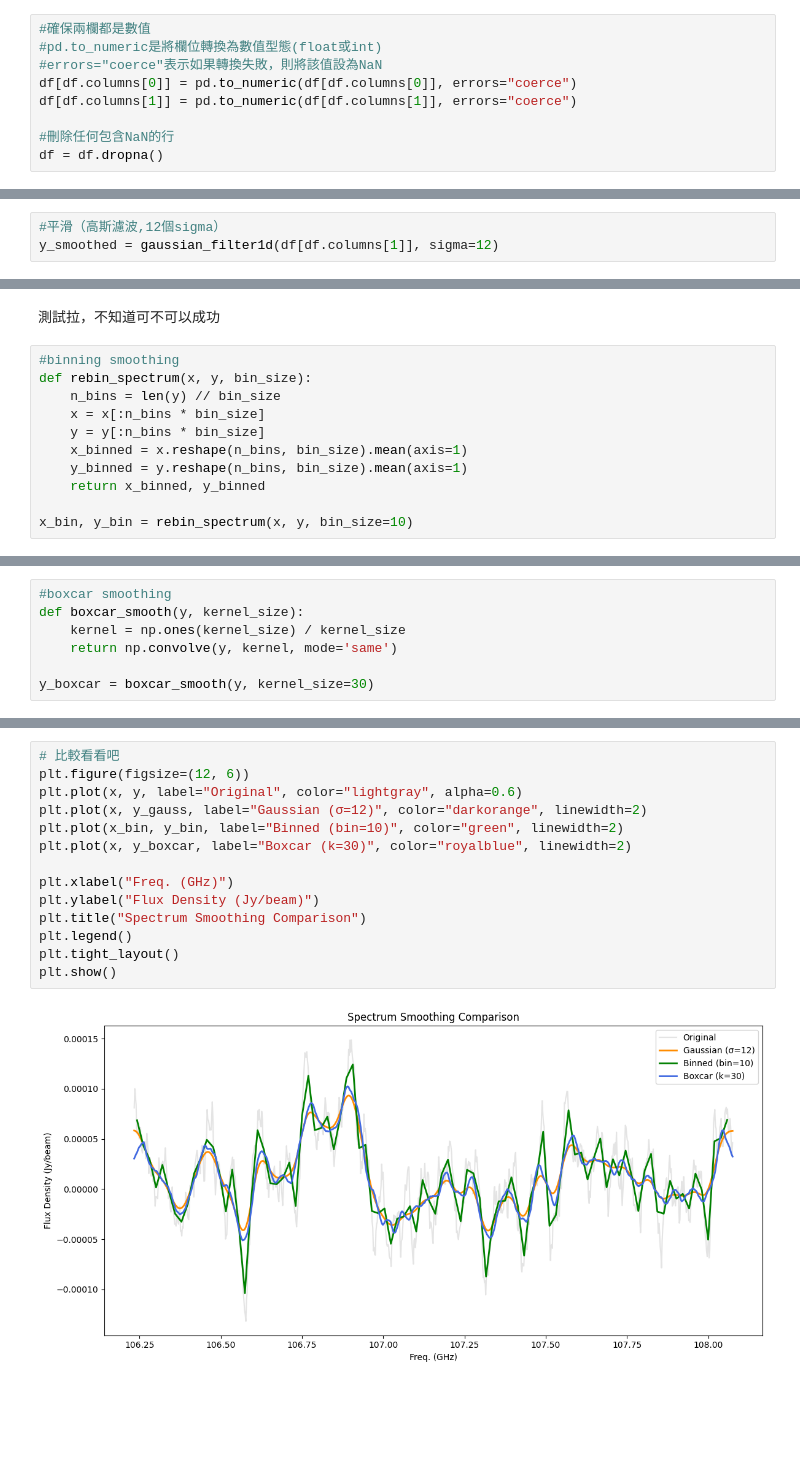
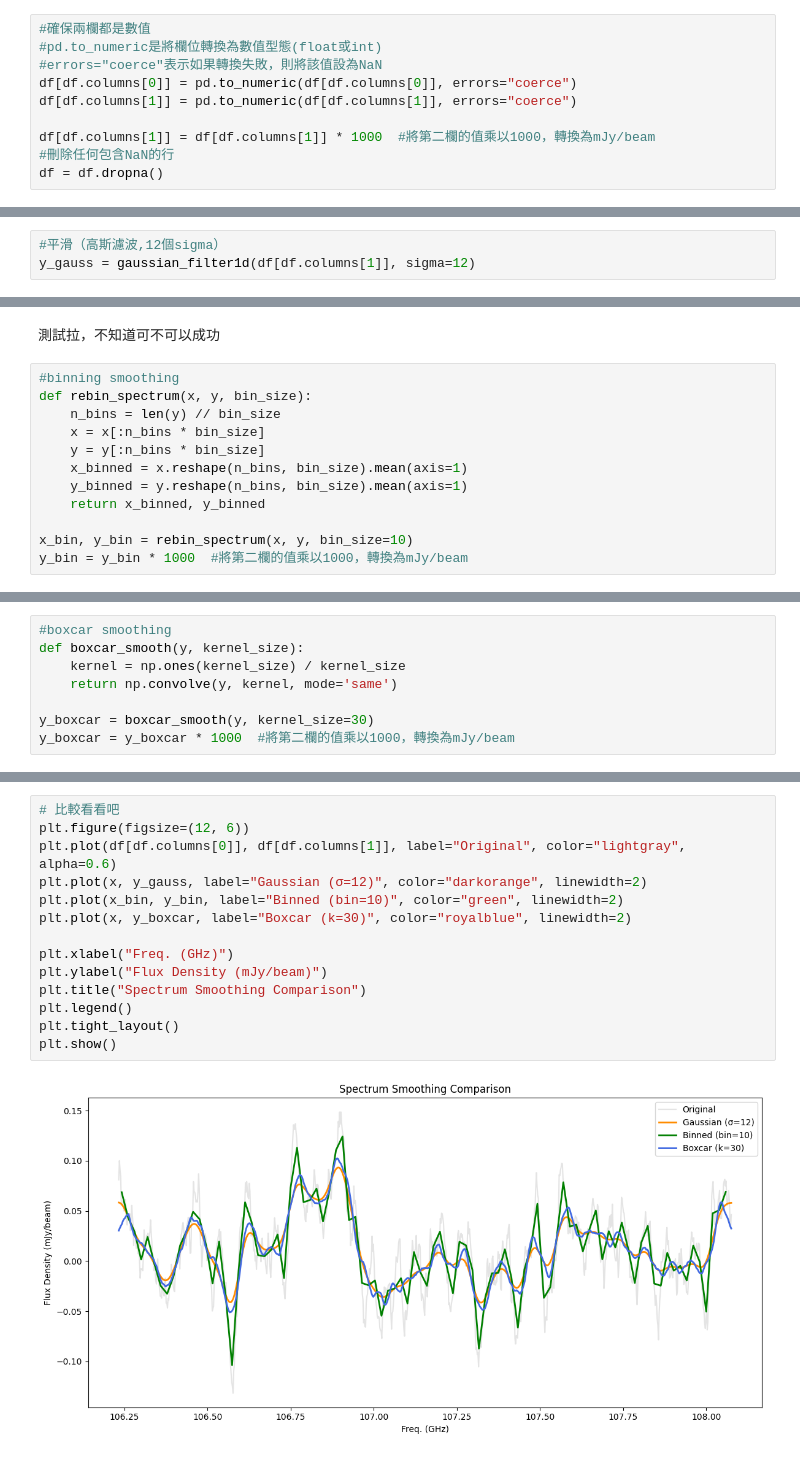
Before and after one commit to 000RF/spectral-line, a Jupyter notebook: Cloverleaf/spw27/spw27.ipynb, the cells around one changed output, grey strips where cells are left out. Cells and saved outputs as stored; diff of their text form; blank space fills up the shorter version.

```diff
--- a/Cloverleaf/spw27/spw27.ipynb
+++ b/Cloverleaf/spw27/spw27.ipynb
@@ -33,6 +33,7 @@ df.columns = [col.strip().lstrip('#').strip() for col in df.columns]
 df[df.columns[0]] = pd.to_numeric(df[df.columns[0]], errors="coerce")
 df[df.columns[1]] = pd.to_numeric(df[df.columns[1]], errors="coerce")
 
+df[df.columns[1]] = df[df.columns[1]] * 1000  #將第二欄的值乘以1000，轉換為mJy/beam
 #刪除任何包含NaN的行
 df = df.dropna()
 # %%
@@ -51,6 +52,6 @@ plt.show()
 # %%
 #平滑（高斯濾波,12個sigma）
-y_smoothed = gaussian_filter1d(df[df.columns[1]], sigma=12)
+y_gauss = gaussian_filter1d(df[df.columns[1]], sigma=12)
 # %%
 plt.figure(figsize=(10, 5))
 #plt.plot(df[df.columns[0]], df[df.columns[1]], label="Original Spectrum", color="mediumblue", alpha=0.5)
@@ -100,6 +101,7 @@ def rebin_spectrum(x, y, bin_size):
     return x_binned, y_binned
 
 x_bin, y_bin = rebin_spectrum(x, y, bin_size=10)
+y_bin = y_bin * 1000  #將第二欄的值乘以1000，轉換為mJy/beam
 # %%
 plt.figure(figsize=(12, 6))
 plt.plot(x_bin, y_bin, label="Binned (bin=10)", color="green", linewidth=2)
@@ -119,6 +121,7 @@ def boxcar_smooth(y, kernel_size):
     return np.convolve(y, kernel, mode='same')
 
 y_boxcar = boxcar_smooth(y, kernel_size=30)
+y_boxcar = y_boxcar * 1000  #將第二欄的值乘以1000，轉換為mJy/beam
 # %%
 plt.figure(figsize=(12, 6))
 plt.plot(x, y_boxcar, label="Boxcar (k=30)", color="royalblue", linewidth=2)
@@ -133,16 +136,16 @@ plt.show()
 # %%
 # 比較看看吧
 plt.figure(figsize=(12, 6))
-plt.plot(x, y, label="Original", color="lightgray", alpha=0.6)
+plt.plot(df[df.columns[0]], df[df.columns[1]], label="Original", color="lightgray", alpha=0.6)
 plt.plot(x, y_gauss, label="Gaussian (σ=12)", color="darkorange", linewidth=2)
 plt.plot(x_bin, y_bin, label="Binned (bin=10)", color="green", linewidth=2)
 plt.plot(x, y_boxcar, label="Boxcar (k=30)", color="royalblue", linewidth=2)
 
 plt.xlabel("Freq. (GHz)")
-plt.ylabel("Flux Density (Jy/beam)")
+plt.ylabel("Flux Density (mJy/beam)")
 plt.title("Spectrum Smoothing Comparison")
 plt.legend()
 plt.tight_layout()
 plt.show()
 # %% [output]
-[figure, old version]
+[figure, new version]
```
Also changed, not shown: parts of 5 cells of this notebook.
